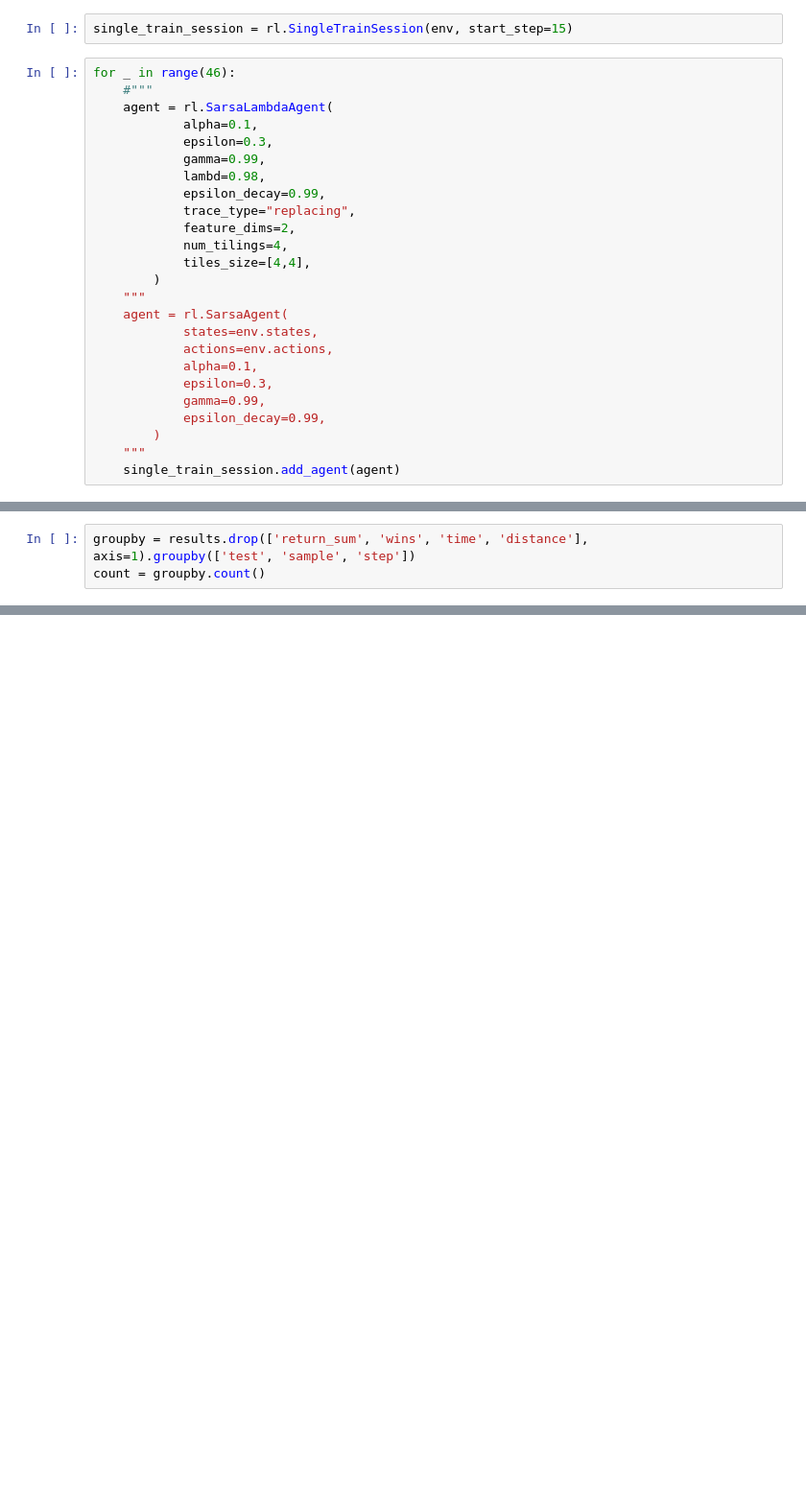
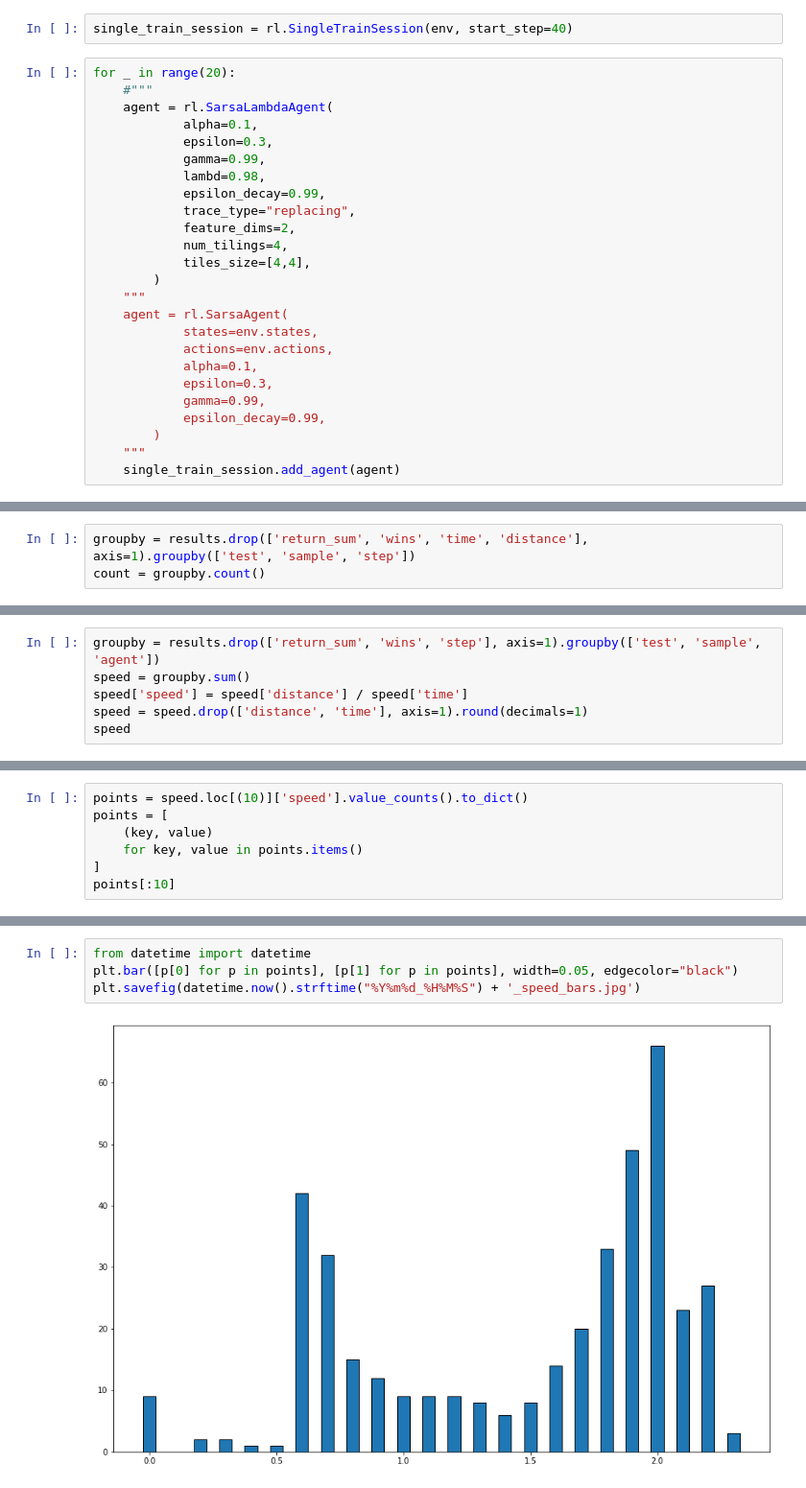
Before and after one commit to CavenaghiEmanuele/REILLY, a Jupyter notebook: pedestrian_simulation/pedestrian_analysis.ipynb, the cells around one changed output, grey strips where cells are left out. Shown at 96% size. Cells and saved outputs as stored; diff of their text form; blank space fills up the shorter version.

Commit message:
Add plot functions

```diff
--- a/pedestrian_simulation/pedestrian_analysis.ipynb
+++ b/pedestrian_simulation/pedestrian_analysis.ipynb
@@ -42,9 +42,9 @@ env = rl.TextEnvironment(
     raw_state=True
 )
 # %%
-single_train_session = rl.SingleTrainSession(env, start_step=15)
+single_train_session = rl.SingleTrainSession(env, start_step=40)
 # %%
-for _ in range(46):
+for _ in range(20):
     #"""
     agent = rl.SarsaLambdaAgent(
             alpha=0.1,
@@ -133,0 +337,6 @@ arrival_time
+# %%
+groupby = results.drop(['return_sum', 'wins', 'step'], axis=1).groupby(['test', 'sample', 'agent'])
+speed = groupby.sum()
+speed['speed'] = speed['distance'] / speed['time']
+speed = speed.drop(['distance', 'time'], axis=1).round(decimals=1)
+speed
@@ -133,0 +358,7 @@ arrival_time
+# %%
+points = speed.loc[(10)]['speed'].value_counts().to_dict()
+points = [
+    (key, value)
+    for key, value in points.items()
+]
+points[:10]
@@ -133,0 +376,6 @@ arrival_time
+# %%
+from datetime import datetime
+plt.bar([p[0] for p in points], [p[1] for p in points], width=0.05, edgecolor="black")
+plt.savefig(datetime.now().strftime("%Y%m%d_%H%M%S") + '_speed_bars.jpg')
+# %% [output]
+[figure, added]
```
Also changed, not shown: parts of 18 cells of this notebook, 1 other file.
